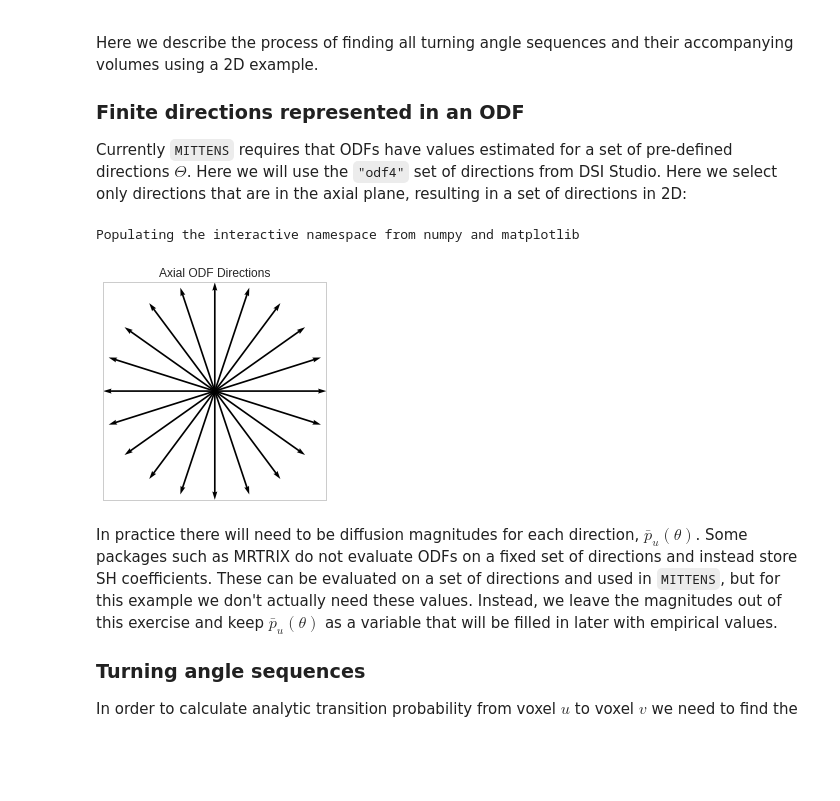
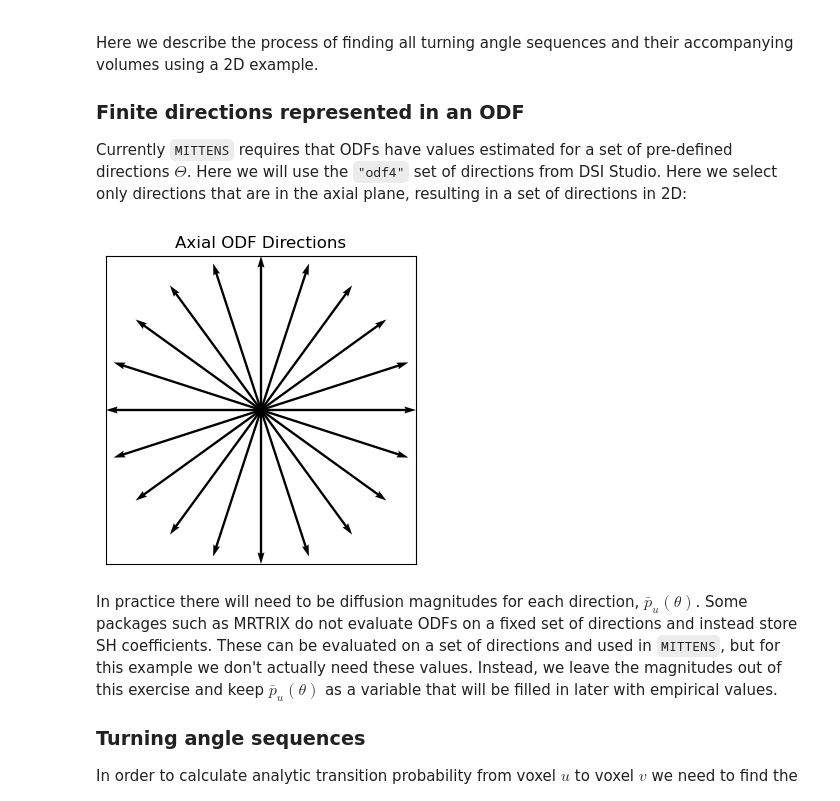
Before and after one commit to mattcieslak/MITTENS, a Jupyter notebook: doc/Algorithm Walkthrough.ipynb, the cells around one changed output. Cells and saved outputs as stored; diff of their text form; code cells hidden in the pictures; blank space fills up the shorter version.

```diff
--- a/doc/Algorithm Walkthrough.ipynb
+++ b/doc/Algorithm Walkthrough.ipynb
@@ -8,37 +8,38 @@ Here we describe the process of finding all turning angle sequences and their ac
 
 Currently `MITTENS` requires that ODFs have values estimated for a set of pre-defined directions $\Theta$. Here we will use the `"odf4"` set of directions from DSI Studio. Here we select only directions that are in the axial plane, resulting in a set of directions in 2D:
 # %%
-%pylab inline
-from mittens.utils import *
-odf_vertices, odf_faces = get_dsi_studio_ODF_geometry("odf4")
+import numpy as np
+import matplotlib.pyplot as plt
+from matplotlib import patches
 
-# select only the vertices in the x,y plane
-ok_vertices = np.abs(odf_vertices[:,2]) < 0.01
-odf_vertices = odf_vertices[ok_vertices]
+# A 2D stand-in for the axial ring of a DSI Studio sphere: 20 directions,
+# 18 degrees apart (close to odf4's angular resolution).
+angles = np.linspace(0, 2 * np.pi, 20, endpoint=False)
+odf_vertices = np.column_stack([np.cos(angles), np.sin(angles), np.zeros_like(angles)])
+ok_vertices = np.ones(len(odf_vertices), dtype=bool)
 
 def draw_vertex(ax, vertex, color="r"):
     ax.plot((0,vertex[0]), (0,vertex[1]), color=color,linewidth=3,alpha=0.6)
 
 def draw_vertices(ax,selected_vertex=None,selected_vertex_color="r"):
     # Draws ODF Vertices on an axis object
     center = np.zeros(ok_vertices.sum())
     ax.quiver(center, center, odf_vertices[:,0], odf_vertices[:,1],
               scale=1,angles="xy", scale_units="xy")
     ax.set_xlim(-1,1)
     ax.set_ylim(-1,1)
     ax.set_xticks([])
     ax.set_yticks([])
 
     if selected_vertex is not None:
         draw_vertex(ax,selected_vertex,color=selected_vertex_color)
 
 # Plot them to make sure
 fig,ax = plt.subplots(figsize=(4,4))
 ax.set_title("Axial ODF Directions")
 draw_vertices(ax);
 # %% [output]
-Populating the interactive namespace from numpy and matplotlib
-[figure, old version]
+[figure, new version]
 # %% [markdown]
 In practice there will need to be diffusion magnitudes for each direction, $\bar{p}_u(\theta)$. Some packages such as MRTRIX do not evaluate ODFs on a fixed set of directions and instead store SH coefficients. These can be evaluated on a set of directions and used in `MITTENS`, but for this example we don't actually need these values. Instead, we leave the magnitudes out of this exercise and keep $\bar{p}_u(\theta)$ as a variable that will be filled in later with empirical values.
 
```
Also changed, not shown: parts of 13 cells of this notebook, 5 other files.
